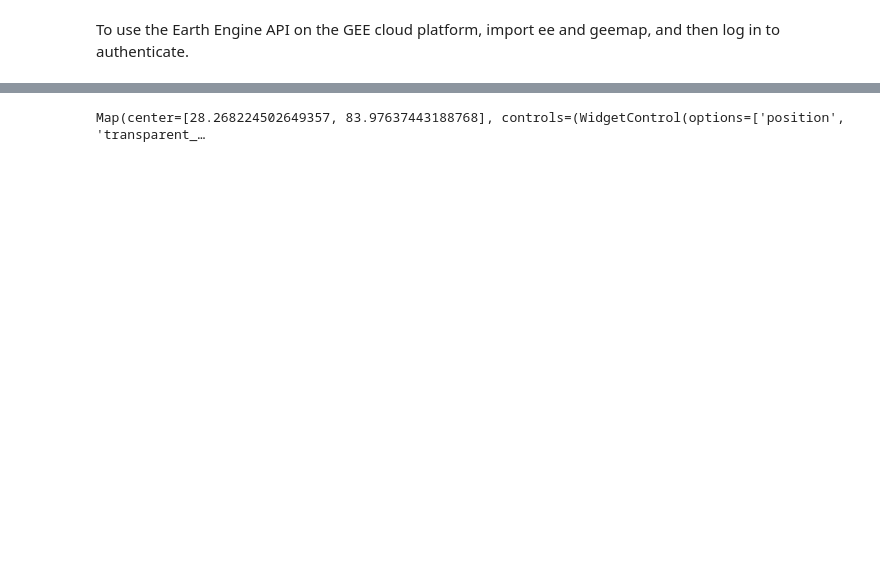
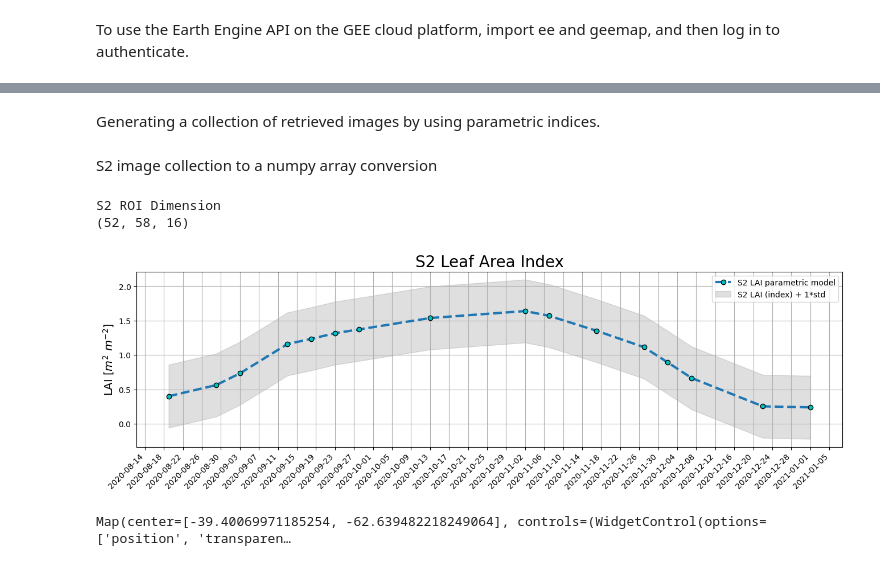
Before and after one commit to PhD-Gabriel-Caballero/ESA-summer-school-2023-Croatia, a Jupyter notebook: S2_based_LAI_retrieval_using_parametric_indices_in_Google_Earth_Engine_(GEE).ipynb, the cells around one changed output, grey strips where cells are left out. Cells and saved outputs as stored; diff of their text form; code cells hidden in the pictures; blank space fills up the shorter version.

```diff
--- a/S2_based_LAI_retrieval_using_parametric_indices_in_Google_Earth_Engine_(GEE).ipynb
+++ b/S2_based_LAI_retrieval_using_parametric_indices_in_Google_Earth_Engine_(GEE).ipynb
@@ -95,17 +196,63 @@ Lai_image = Sentinel_data.map(getLAI).map(addDate).median().clip(aoi)
+# %%
+# Creating labels - Multitemporal plotting
+labels_S2 = S2collection_ini.aggregate_array("system:index").getInfo()
+
+# Dates S2
+Dates_S2 = []
+for i in labels_S2:
+    Dates_S2.append(datetime.datetime.strptime(i.split('_')[0].split('T')[0], '%Y%m%d').date())
+Dates_S2.sort()
+
+#datetime.datetime.strptime(date, "%Y-%m-%d")
+#https://stackoverflow.com/questions/19480028/attributeerror-datetime-module-has-no-attribute-strptime
+# %% [markdown]
+Generating a collection of retrieved images by using parametric indices.
+# %%
+# Add the LAI band to the image collection
+S2_PI_LAI_collection = S2collection_ini.map(addLAI).select('LAI')
+# %% [markdown]
+S2 image collection to a numpy array conversion
+# %%
+S2_PI_LAI_image = S2_PI_LAI_collection.toBands().unmask(0);
+S2_PI_LAI_image_nparray = geemap.ee_to_numpy(ee_object = S2_PI_LAI_image.toArray(), region=roi, default_value=None)
+
+print('S2 ROI Dimension')
+print(S2_PI_LAI_image_nparray.shape)
+# %% [output]
+S2 ROI Dimension
+(52, 58, 16)
+# %%
+S2_PI_LAI_parcel_mean = S2_PI_LAI_image_nparray.mean(axis=1).mean(axis=0)
+S2_PI_LAI_parcel_std = np.std(S2_PI_LAI_parcel_mean, axis=0)
+# %%
+# Sentinel 2 LAI parametric index model time series plotting
+
+axmaxloc = S2_PI_LAI_image_nparray.shape[2]/4;
+axminloc = S2_PI_LAI_image_nparray.shape[2]/4;
+
+plt.figure(figsize= (16,4))
+ax = plt.axes()
+ax.xaxis.set_major_locator(ticker.MultipleLocator(axmaxloc))
+ax.xaxis.set_minor_locator(ticker.MultipleLocator(axminloc))
+ax.xaxis.set_major_formatter(mdates.DateFormatter('%Y-%m-%d'))
+
+plt.plot(Dates_S2,S2_PI_LAI_parcel_mean,linestyle="--",marker="o",markerfacecolor='c',markeredgecolor='k',markersize=6,lw=3,label='S2 LAI parametric model')
+plt.fill_between(Dates_S2, S2_PI_LAI_parcel_mean-S2_PI_LAI_parcel_std,S2_PI_LAI_parcel_mean+S2_PI_LAI_parcel_std ,alpha=0.25,color='grey',label='S2 LAI (index) + 1*std')
+plt.title('S2 Leaf Area Index',fontsize='20')
+plt.legend()
+plt.grid(1)
+plt.ylabel('LAI [$m^2$ $m^{-2}$]',fontsize='14')
+plt.grid(1)
+plt.xticks(rotation=45, ha='right')
+plt.show()
+# %% [output]
+[figure, added]
 # %%
-# set some thresholds
-#  A nice EVI palette
+#
+#
 palett = [
     'FFFFFF', 'CE7E45', 'DF923D', 'F1B555', 'FCD163', '99B718',
     '74A901', '66A000', '529400', '3E8601', '207401', '056201',
     '004C00', '023B01', '012E01', '011D01', '011301']
 
-pall = {"min":0.5, "max":3.5, 'palette':palett}
-map1 = geemap.Map()
-map1.centerObject(aoi, 8)
-map1.addLayer(Lai_image.select('LAI'), pall, "LAI")
-
-map1.addLayerControl()
-map1
+thematic_colour_pallet  = {"min":0.5, "max":3.5, 'palette':palett}
-# %% [output]
-Map(center=[28.268224502649357, 83.97637443188768], controls=(WidgetControl(options=['position', 'transparent_…
@@ -111,0 +267,7 @@ Map(center=[28.268224502649357, 83.97637443188768], controls=(WidgetControl(opti
+# %%
+Map_S2 = geemap.Map(toolbar_ctrl=True, layer_ctrl=True)
+Map_S2.centerObject(roi, 13)
+Map_S2.set_plot_options(add_marker_cluster=True)
+Map_S2
+# %% [output]
+Map(center=[-39.40069971185254, -62.639482218249064], controls=(WidgetControl(options=['position', 'transparen…
```
Also changed, not shown: parts of 30 cells of this notebook.
